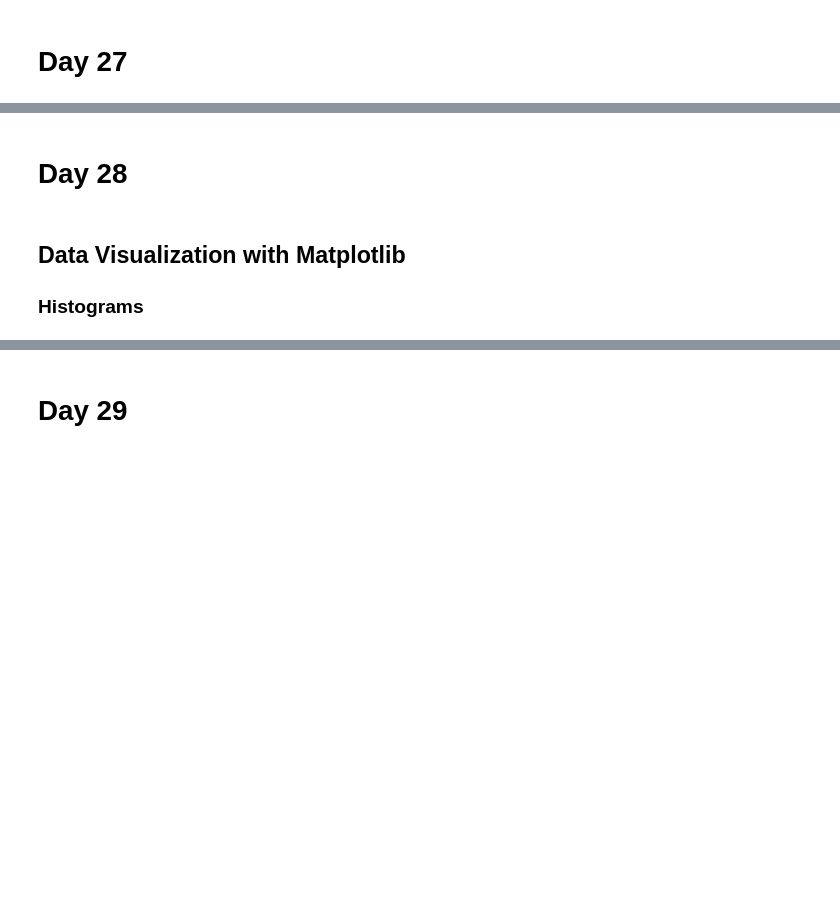
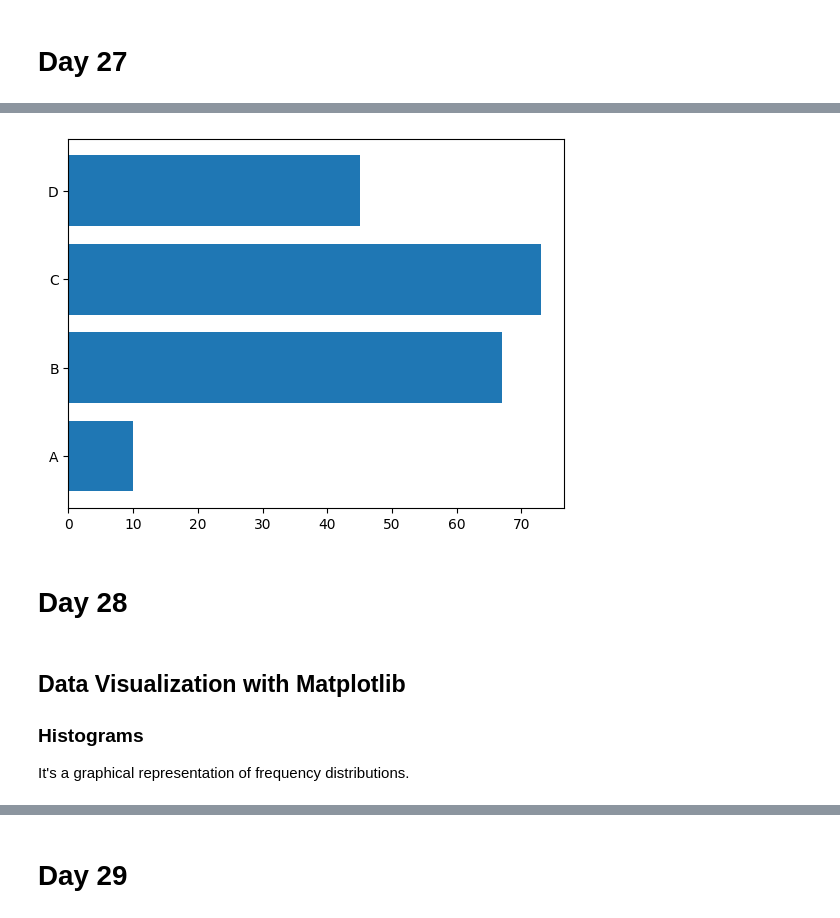
Before and after one commit to SamsonKamunyu/Machine-Learning-Challenge, a Jupyter notebook: Untitled.ipynb, the cells around one changed output, grey strips where cells are left out. Saved outputs shown, nothing was run; the diff lists cells and outputs as text; code cells hidden in the pictures; blank space fills up the shorter version.

```diff
--- a/Untitled.ipynb
+++ b/Untitled.ipynb
@@ -1620,6 +1633,19 @@ plt.show()
+# %%
+# Horizontal bars - Use the barh() function
+import matplotlib.pyplot as plt
+import numpy as np
+
+x = np.array(['A', 'B', 'C', 'D'])
+y = np.array([10, 67, 73, 45])
+
+plt.barh(x, y)
+plt.show()
+# %% [output]
+[figure, added]
 # %% [markdown]
 # Day 28
 # %% [markdown]
 ## Data Visualization with Matplotlib
 
 ### Histograms
+It's a graphical representation of frequency distributions.
```
Also changed, not shown: parts of 19 cells of this notebook.
